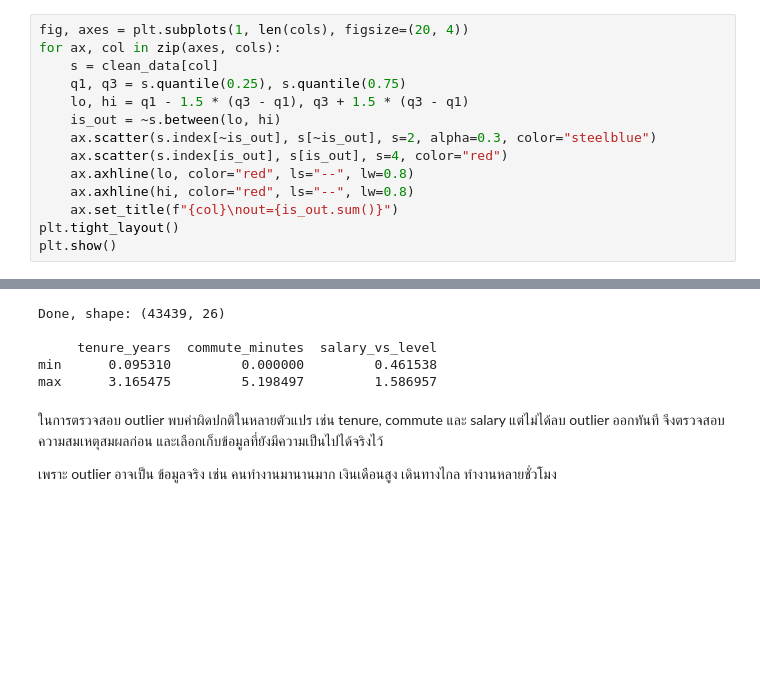
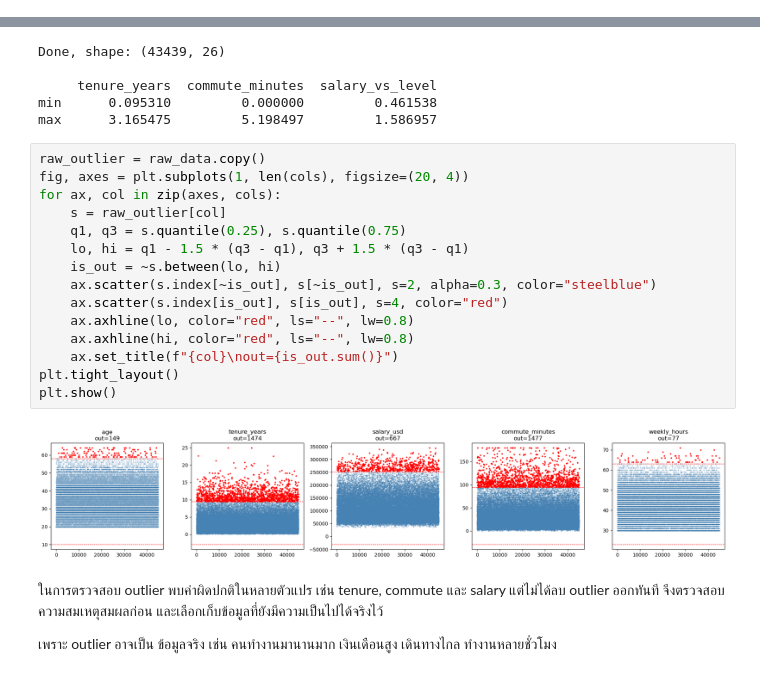
Before and after one commit to saeTneerG/Attrition-Model, a Jupyter notebook: Employee-Attrition-Prediction-main/notebooks/01_data_checking.ipynb, the cells around one changed output, grey strips where cells are left out. Drawn from its saved outputs; the diff is of its cells as text; blank space fills up the shorter version.

Commit message:
update checking and visualization for data

```diff
--- a/Employee-Attrition-Prediction-main/notebooks/01_data_checking.ipynb
+++ b/Employee-Attrition-Prediction-main/notebooks/01_data_checking.ipynb
@@ -119,17 +119,3 @@ Mid         44000  146000
 Senior      60000  203000
 
 Salary outliers inside own job level (|z| > 3): 116
-# %%
-fig, axes = plt.subplots(1, len(cols), figsize=(20, 4))
-for ax, col in zip(axes, cols):
-    s = clean_data[col]
-    q1, q3 = s.quantile(0.25), s.quantile(0.75)
-    lo, hi = q1 - 1.5 * (q3 - q1), q3 + 1.5 * (q3 - q1)
-    is_out = ~s.between(lo, hi)
-    ax.scatter(s.index[~is_out], s[~is_out], s=2, alpha=0.3, color="steelblue")
-    ax.scatter(s.index[is_out], s[is_out], s=4, color="red")
-    ax.axhline(lo, color="red", ls="--", lw=0.8)
-    ax.axhline(hi, color="red", ls="--", lw=0.8)
-    ax.set_title(f"{col}\nout={is_out.sum()}")
-plt.tight_layout()
-plt.show()
@@ -153,6 +137,23 @@ Done, shape: (43439, 26)
      tenure_years  commute_minutes  salary_vs_level
 min      0.095310         0.000000         0.461538
 max      3.165475         5.198497         1.586957
+# %%
+raw_outlier = raw_data.copy()
+fig, axes = plt.subplots(1, len(cols), figsize=(20, 4))
+for ax, col in zip(axes, cols):
+    s = raw_outlier[col]
+    q1, q3 = s.quantile(0.25), s.quantile(0.75)
+    lo, hi = q1 - 1.5 * (q3 - q1), q3 + 1.5 * (q3 - q1)
+    is_out = ~s.between(lo, hi)
+    ax.scatter(s.index[~is_out], s[~is_out], s=2, alpha=0.3, color="steelblue")
+    ax.scatter(s.index[is_out], s[is_out], s=4, color="red")
+    ax.axhline(lo, color="red", ls="--", lw=0.8)
+    ax.axhline(hi, color="red", ls="--", lw=0.8)
+    ax.set_title(f"{col}\nout={is_out.sum()}")
+plt.tight_layout()
+plt.show()
+# %% [output]
+[figure, added]
 # %% [markdown]
 ในการตรวจสอบ outlier พบค่าผิดปกติในหลายตัวแปร เช่น tenure, commute และ salary แต่ไม่ได้ลบ outlier
 ออกทันที จึงตรวจสอบความสมเหตุสมผลก่อน และเลือกเก็บข้อมูลที่ยังมีความเป็นไปได้จริงไว้
```
Also changed, not shown: parts of 2 cells of this notebook, 4 other files.
